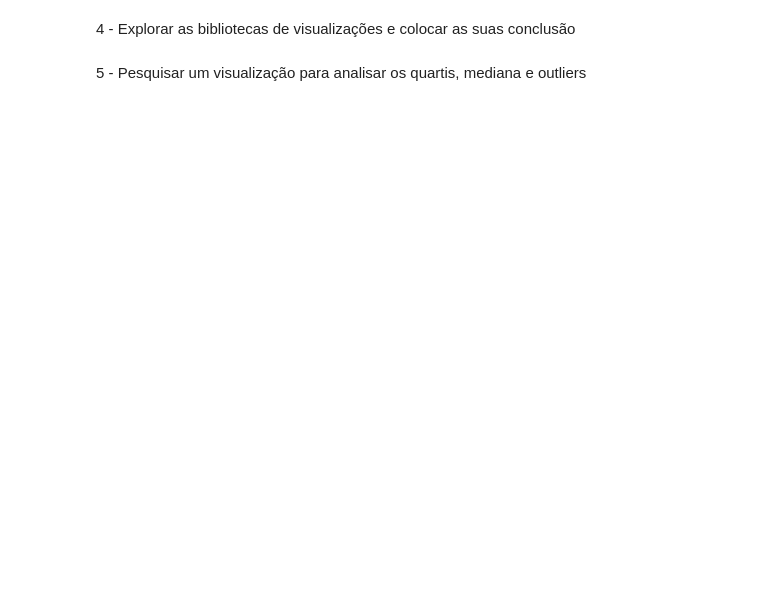
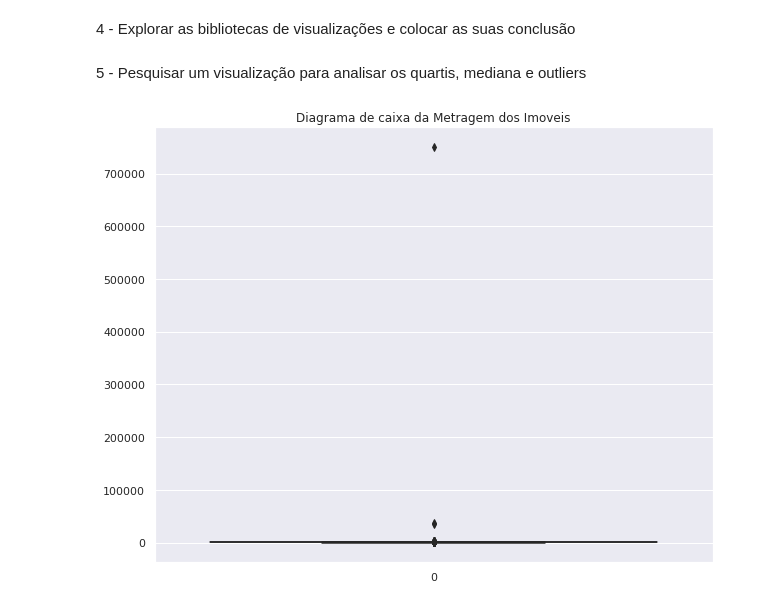
Before and after one commit to rafaelladuarte/imersao_dados_4, a Jupyter notebook: Imersao_Dados/Aulas/Aula_2.ipynb, the cells around one changed output. Drawn from its saved outputs; the diff is of its cells as text; code cells hidden in the pictures; blank space fills up the shorter version.

```diff
--- a/Imersao_Dados/Aulas/Aula_2.ipynb
+++ b/Imersao_Dados/Aulas/Aula_2.ipynb
@@ -371,3 +568,11 @@ plt.show()
 4 - Explorar as bibliotecas de visualizações e colocar as suas conclusão
 # %% [markdown]
 5 - Pesquisar um visualização para analisar os quartis, mediana e outliers
+# %%
+sns.set()
+plt.figure(figsize=(10, 8))
+ax = sns.boxplot(data = dados_vendas["Metragem"],color="green")
+ax.set_title("Diagrama de caixa da Metragem dos Imoveis")
+plt.show()
+# %% [output]
+[figure, added]
```
Also changed, not shown: parts of 35 cells of this notebook, 1 other file.
